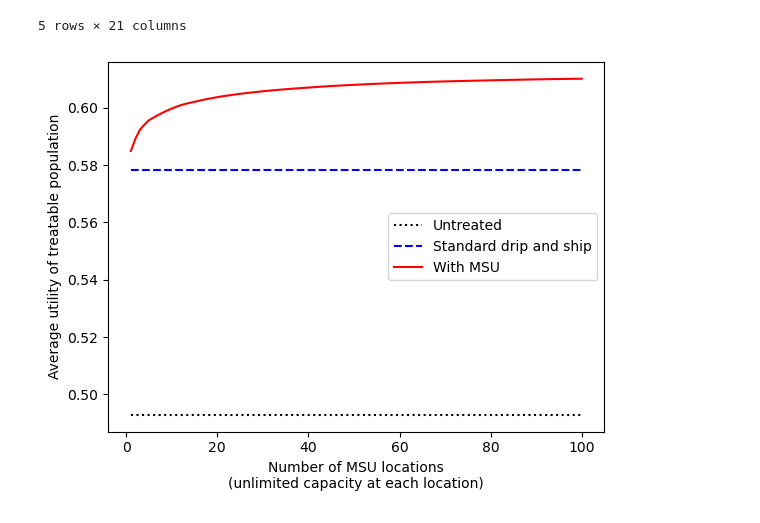
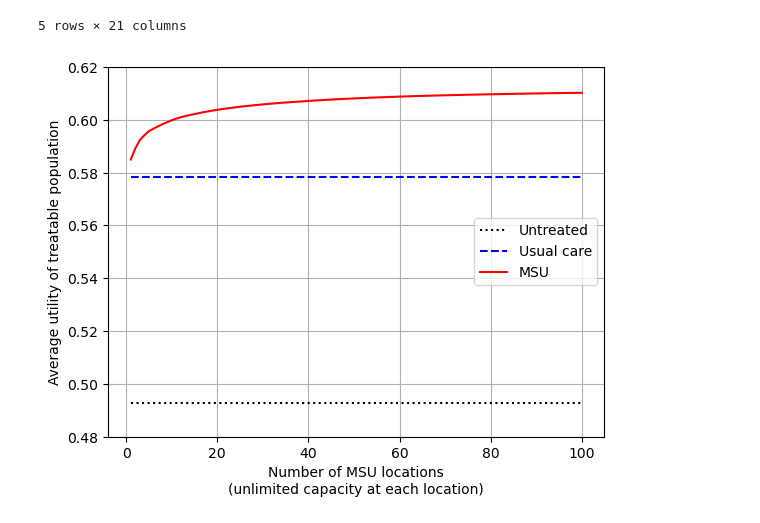
Before and after one commit to stroke-modelling/muster2, a Jupyter notebook: greedy_charting.ipynb, the cells around one changed output. Drawn from its saved outputs; the diff is of its cells as text; code cells hidden in the pictures.

```diff
--- a/greedy_charting.ipynb
+++ b/greedy_charting.ipynb
@@ -89,17 +89,20 @@ greedy_results.head()
 # %%
 fig = plt.figure()
 ax = fig.add_subplot(111)
 x = np.arange(len(greedy_results)) + 1
 y = greedy_results['MSU advantage'] + untreated_utility + average_utility_drip_ship_shift
 untreated = np.repeat(untreated_utility, len(y))
 drip_ship = np.repeat(untreated_utility + average_utility_drip_ship_shift, len(y))
 ax.plot(x, untreated, c='k', linestyle=':', label='Untreated')
-ax.plot(x, drip_ship, c='b', linestyle='dashed', label='Standard drip and ship')
-ax.plot(x, y, '-', c='r', label = 'With MSU')
+ax.plot(x, drip_ship, c='b', linestyle='dashed', label='Usual care')
+ax.plot(x, y, '-', c='r', label = 'MSU')
 ax.set_xlabel('Number of MSU locations\n(unlimited capacity at each location)')
 ax.set_ylabel('Average utility of treatable population')
-
+ax.set_ylim(0.48, 0.62)
+ax.grid()
+# Put legend below x axis
 ax.legend()
+plt.savefig('greedy.png', dpi=300, bbox_inches='tight', pad_inches=0.1)
 plt.show()
 # %% [output]
-[figure, old version]
+[figure, new version]
```
Also changed, not shown: 6 other files.
